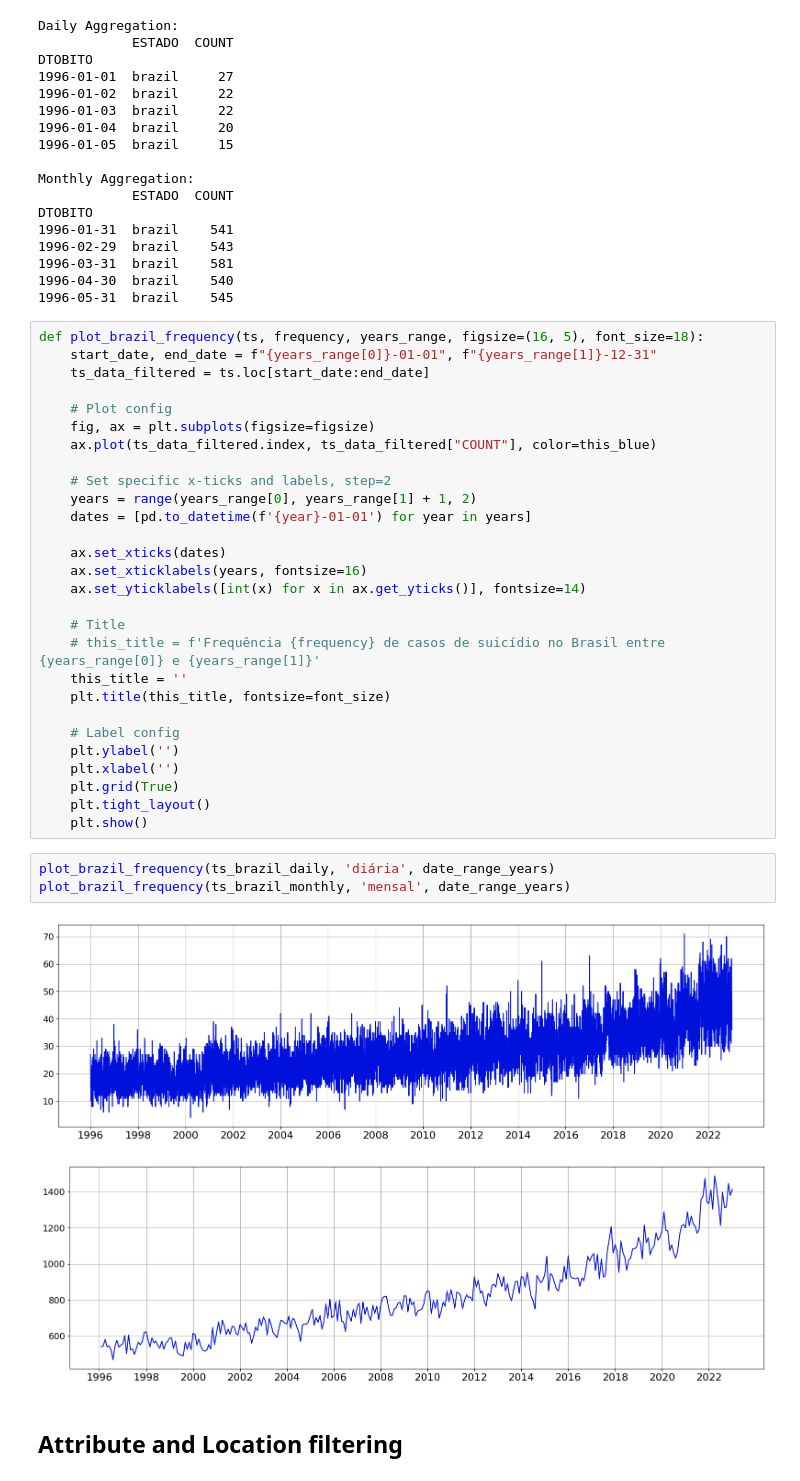
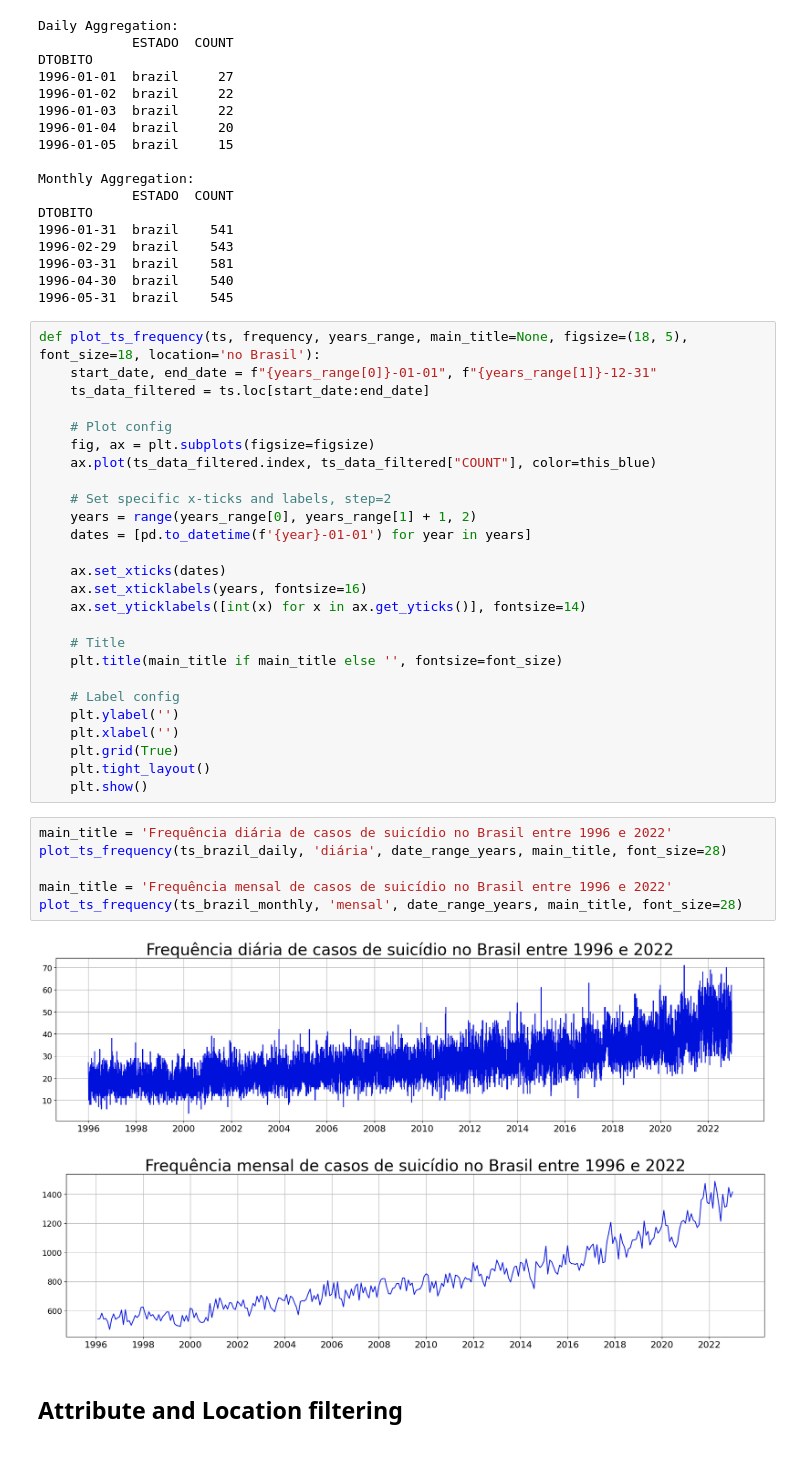
Before and after one commit to vklannusp/BrSuicides-dataset, a Jupyter notebook: data_exploration/ds_applications.ipynb, the cells around one changed output. Cells and saved outputs as stored; diff of their text form.

```diff
--- a/data_exploration/ds_applications.ipynb
+++ b/data_exploration/ds_applications.ipynb
@@ -169,7 +169,7 @@ DTOBITO
 1996-04-30  brazil    540
 1996-05-31  brazil    545
 # %%
-def plot_brazil_frequency(ts, frequency, years_range, figsize=(16, 5), font_size=18):
+def plot_ts_frequency(ts, frequency, years_range, main_title=None, figsize=(18, 5), font_size=18, location='no Brasil'):
     start_date, end_date = f"{years_range[0]}-01-01", f"{years_range[1]}-12-31"
     ts_data_filtered = ts.loc[start_date:end_date]
 
@@ -186,9 +186,7 @@ def plot_brazil_frequency(ts, frequency, years_range, figsize=(16, 5), font_size
     ax.set_yticklabels([int(x) for x in ax.get_yticks()], fontsize=14)
 
     # Title
-    # this_title = f'Frequência {frequency} de casos de suicídio no Brasil entre {years_range[0]} e {years_range[1]}'
-    this_title = ''
-    plt.title(this_title, fontsize=font_size)
+    plt.title(main_title if main_title else '', fontsize=font_size)
 
     # Label config
     plt.ylabel('')
@@ -196,12 +194,15 @@ def plot_brazil_frequency(ts, frequency, years_range, figsize=(16, 5), font_size
     plt.grid(True)
     plt.tight_layout()
     plt.show()
-# %%
-plot_brazil_frequency(ts_brazil_daily, 'diária', date_range_years)
-plot_brazil_frequency(ts_brazil_monthly, 'mensal', date_range_years)
-# %% [output]
-[figure, removed]
-[figure, removed]
+# %%
+main_title = 'Frequência diária de casos de suicídio no Brasil entre 1996 e 2022'
+plot_ts_frequency(ts_brazil_daily, 'diária', date_range_years, main_title, font_size=28)
+
+main_title = 'Frequência mensal de casos de suicídio no Brasil entre 1996 e 2022'
+plot_ts_frequency(ts_brazil_monthly, 'mensal', date_range_years, main_title, font_size=28)
+# %% [output]
+[figure, added]
+[figure, added]
 # %% [markdown]
 ## Attribute and Location filtering
 # %%
```
Also changed, not shown: parts of 11 cells of this notebook, 10 other files.
